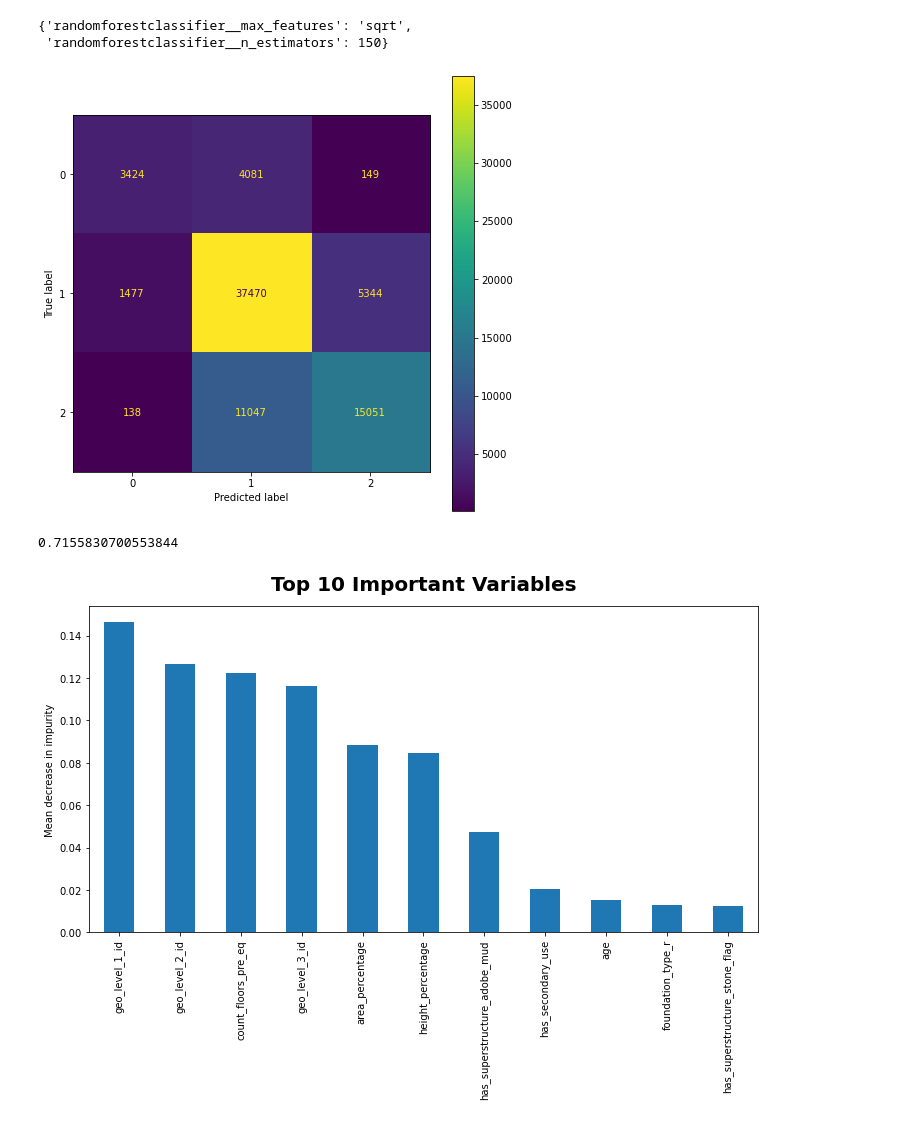
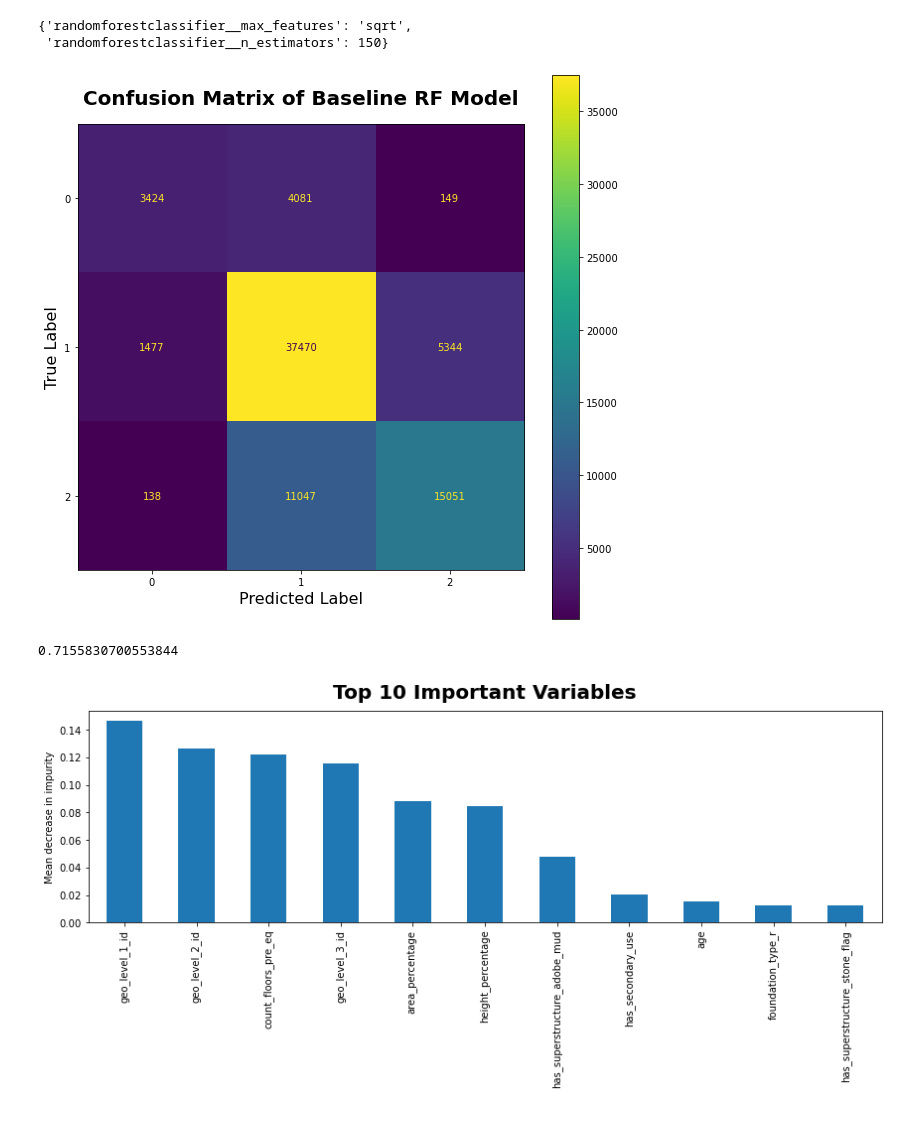
Before and after one commit to hss0727/driven_data_richters_predictor, a Jupyter notebook: model.ipynb, the cells around one changed output. Drawn from its saved outputs; the diff is of its cells as text; code cells hidden in the pictures.

```diff
--- a/model.ipynb
+++ b/model.ipynb
@@ -67,13 +67,18 @@ rf = RandomForestClassifier(n_estimators=150, max_features='sqrt')
 rf.fit(X_train, y_train)
 pred = rf.predict(X_test)
 # %%
+fig, ax = plt.subplots(figsize=(10,10))
+
 rf_confusion_matrix = confusion_matrix(y_test, pred)
 disp = ConfusionMatrixDisplay(rf_confusion_matrix)
-plt.rcParams['figure.figsize']=[8,8]
-disp.plot()
+plt.title("Confusion Matrix of Baseline RF Model", fontsize=20, fontweight='bold', y=1.03)
+disp.plot(ax=ax)
+plt.xlabel('Predicted Label', fontsize=16)
+plt.ylabel('True Label', fontsize=16)
+plt.savefig("./figs/confusion_matrix.png")
 plt.show()
 # %% [output]
-[figure, old version]
+[figure, new version]
 # %%
 f1_score(y_test, pred, average='micro')
 # %% [output]
@@ -81,14 +86,15 @@ f1_score(y_test, pred, average='micro')
 # %%
 importances = rf.feature_importances_
 
-temp = train_df.drop(['Unnamed: 0', 'building_id'], axis=1)
-feature_names = temp.columns
+feature_names = train_df.drop(['Unnamed: 0', 'building_id'], axis=1).columns
 
 forest_importances = pd.Series(importances, index=feature_names)
 forest_importances.sort_values(ascending=False, inplace=True)
 figure = forest_importances[0:11].plot.bar(figsize=(12,6))
 figure.set_title("Top 10 Important Variables", fontsize=20, fontweight='bold', y=1.03)
 figure.set_ylabel("Mean decrease in impurity")
+plt.tight_layout()
+plt.savefig("./figs/feature_importance.png")
 plt.show()
 # %% [output]
-[figure, old version]
+[figure, new version]
```
Also changed, not shown: parts of 1 cell of this notebook, 4 other files.
